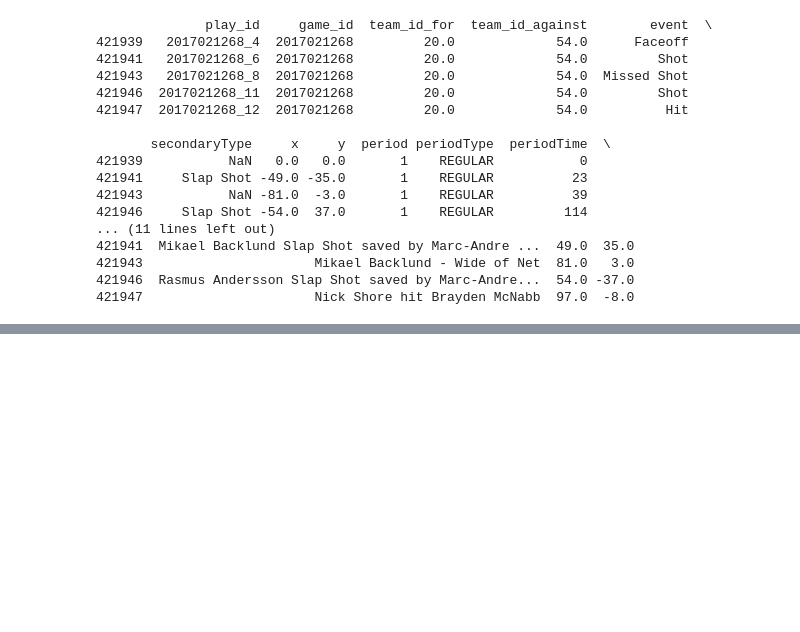
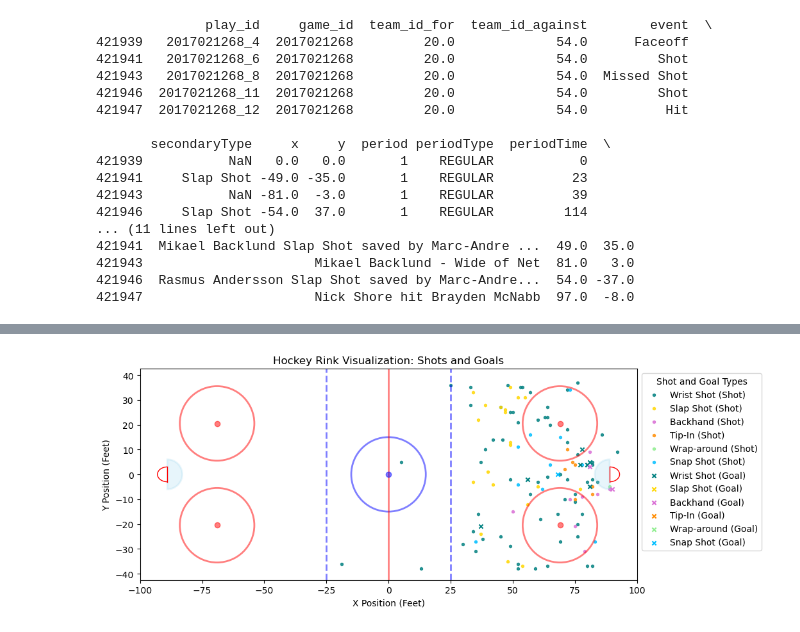
Before and after one commit to mattzirp/pucks_to_the_net, a Jupyter notebook: notebooks/game-situations.ipynb, the cells around one changed output, grey strips where cells are left out. Cells and saved outputs as stored; diff of their text form; code cells hidden in the pictures; blank space fills up the shorter version.

Commit message:
Completed function to draw rink. Visualized winning vs losing shot types (need to fix annotations)

```diff
--- a/notebooks/game-situations.ipynb
+++ b/notebooks/game-situations.ipynb
@@ -110,0 +39,95 @@ fig.show()
+# %%
+# Calgary Flames Shots and Goals from April 2018 (3 games)
+
+# Function for drawing key rink features. Dimensions from https://www.hockeymanitoba.ca/wp-content/uploads/2013/03/Rink-Marking-Diagrams.pdf
+def draw_rink(ax):
+    '''
+    Displays a hockey rink with NHL dimensions at current axes
+    Parameter ax: Current axes
+    Returns nothing
+    '''
+
+    # Draw the center ice line
+    ax.axvline(0, color='red', linestyle='-', linewidth=2, alpha=0.5)
+
+    # Draw the blue lines at +/- 25 feet from center ice
+    ax.axvline(-25, color='blue', linestyle='--', linewidth=2, alpha=0.5)
+    ax.axvline(25, color='blue', linestyle='--', linewidth=2, alpha=0.5)
+
+    # Draw blue faceoff circle at center ice (15 ft radius) with blue dot at the center
+    center_circle = plt.Circle((0, 0), 15, edgecolor='blue', facecolor='none', alpha = 0.5, lw=2)
+    ax.add_patch(center_circle)
+    ax.plot(0, 0, marker='o', color='blue', alpha = 0.5, markersize=6)
+
+    # Draw the 4 red faceoff circles with red dots at center (31 feet from end boards and 20.5 feet from side boards)
+    faceoff_positions = [(69, 20.5), (-69, 20.5), (69, -20.5), (-69, -20.5)]
+    for x, y in faceoff_positions:
+        faceoff_circle = plt.Circle((x, y), 15, edgecolor='red', facecolor='none', alpha = 0.5, lw=2)
+        ax.add_patch(faceoff_circle)
+        ax.plot(x, y, marker='o', color='red', alpha = 0.5, markersize=6)
+
+    # Draw goal lines for net (6 ft)
+    ax.plot([-89, -89], [-3, 3], color='red', lw=1)  # Left goal line
+    ax.plot([89, 89], [-3, 3], color='red', lw=1)    # Right goal line
+
+    # Draw back of goals as arcs (6 ft wide and 4 ft deep)
+    left_goal= Arc((-89, 0), width=6, height=8, angle=90, theta1=360, theta2=180, color='red', lw=1)
+    right_goal = Arc((89, 0), width=6, height=8, angle=90, theta1=180, theta2=360, color='red', lw=1)
+
+    ax.add_patch(left_goal)
+    ax.add_patch(right_goal)
+
+    # Draw the goal creases using Wedges and fill with low opacity (6 ft radius)
+    left_goal_crease = Wedge((-89, 0), r=6, theta1=270, theta2=90, color='skyblue', alpha=0.2, edgecolor='blue', lw=2)
+    right_goal_crease = Wedge((89, 0), r=6, theta1=90, theta2=270, color='skyblue', alpha=0.2, edgecolor='blue', lw=2)
+
+    ax.add_patch(left_goal_crease)
+    ax.add_patch(right_goal_crease)
+
+    # Set the rink bounds (200 ft by 85 ft)
+    ax.set_xlim(-100, 100)
+    ax.set_ylim(-42.5, 42.5)
+
+    # Treat x and y units equally so circles are drawn correctly
+    ax.set_aspect('equal')
+
+# Set the size of the plot
+plt.figure(figsize=(10, 6))
+
+# Get the current axes
+ax = plt.gca()
+
+# Filter shots and goals
+shots = game_plays2018[game_plays2018['event'] == 'Shot']
+goals = game_plays2018[game_plays2018['event'] == 'Goal']
+
+# Give each shot a distinctive color
+shot_colors = {
+    'Wrist Shot': 'teal',
+    'Slap Shot': 'gold',
+    'Backhand': 'orchid',
+    'Tip-In': 'darkorange',
+    'Wrap-around': 'lightgreen',
+    'Snap Shot': 'deepskyblue'
+}
+
+# Plot shots based on their type
+for shot_type, color in shot_colors.items():
+    show_shot = shots[(shots['secondaryType'] == shot_type)]
+    ax.scatter(show_shot['st_x'], show_shot['st_y'], color=color, marker='h', s=10, label=f'{shot_type} (Shot)', alpha=0.8)
+
+# Plot goals based on their shot type
+for shot_type, color in shot_colors.items():
+    show_goal = goals[goals['secondaryType'] == shot_type]
+    ax.scatter(show_goal['st_x'], show_goal['st_y'], color=color, marker='x', s=20, label=f'{shot_type} (Goal)', alpha=1)
+
+# Draw the rink at current axes using the custom function
+draw_rink(ax)
+
+# Labels and legend
+plt.title("Hockey Rink Visualization: Shots and Goals")
+plt.xlabel("X Position (Feet)")
+plt.ylabel("Y Position (Feet)")
+plt.legend(title='Shot and Goal Types', loc='upper right', bbox_to_anchor=(1.26, 1))
+plt.show()
+# %% [output]
@@ -110,0 +138 @@ fig.show()
+[figure, added]
```
Also changed, not shown: parts of 5 cells of this notebook.
